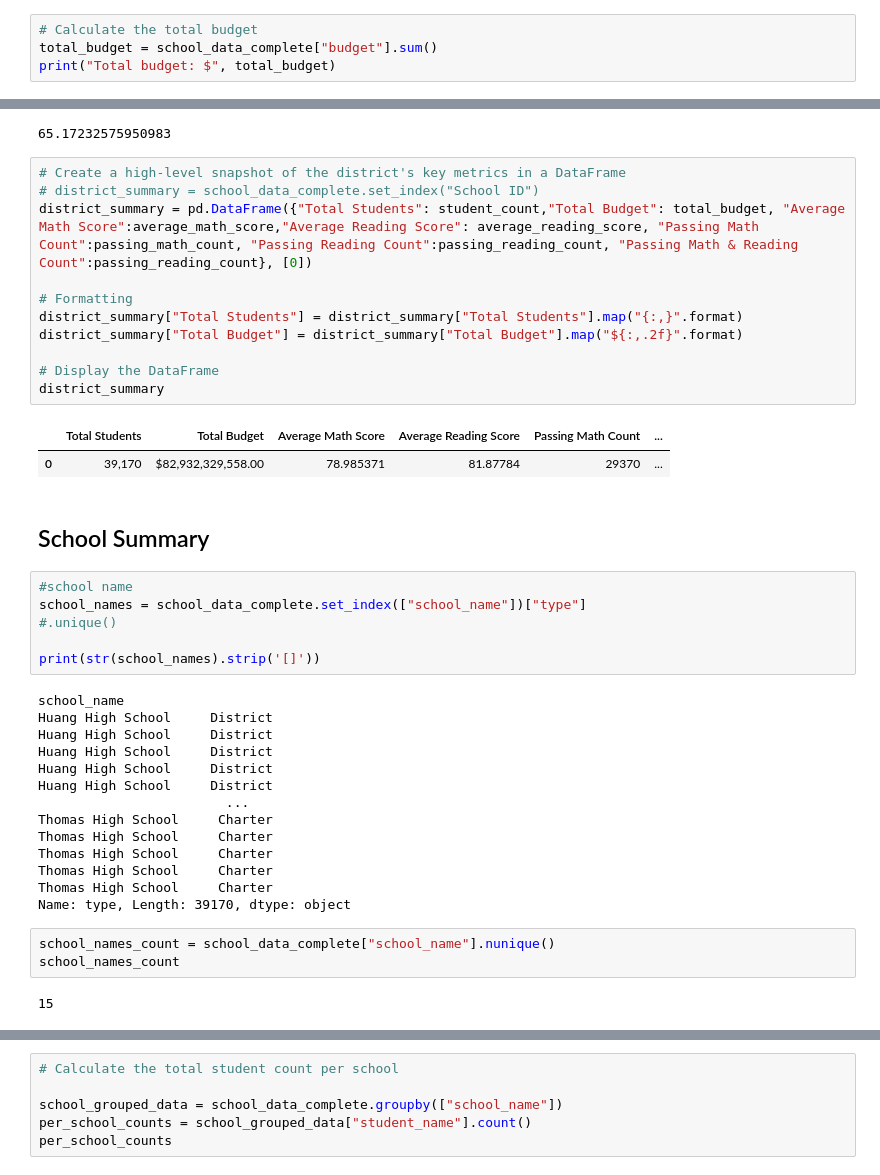
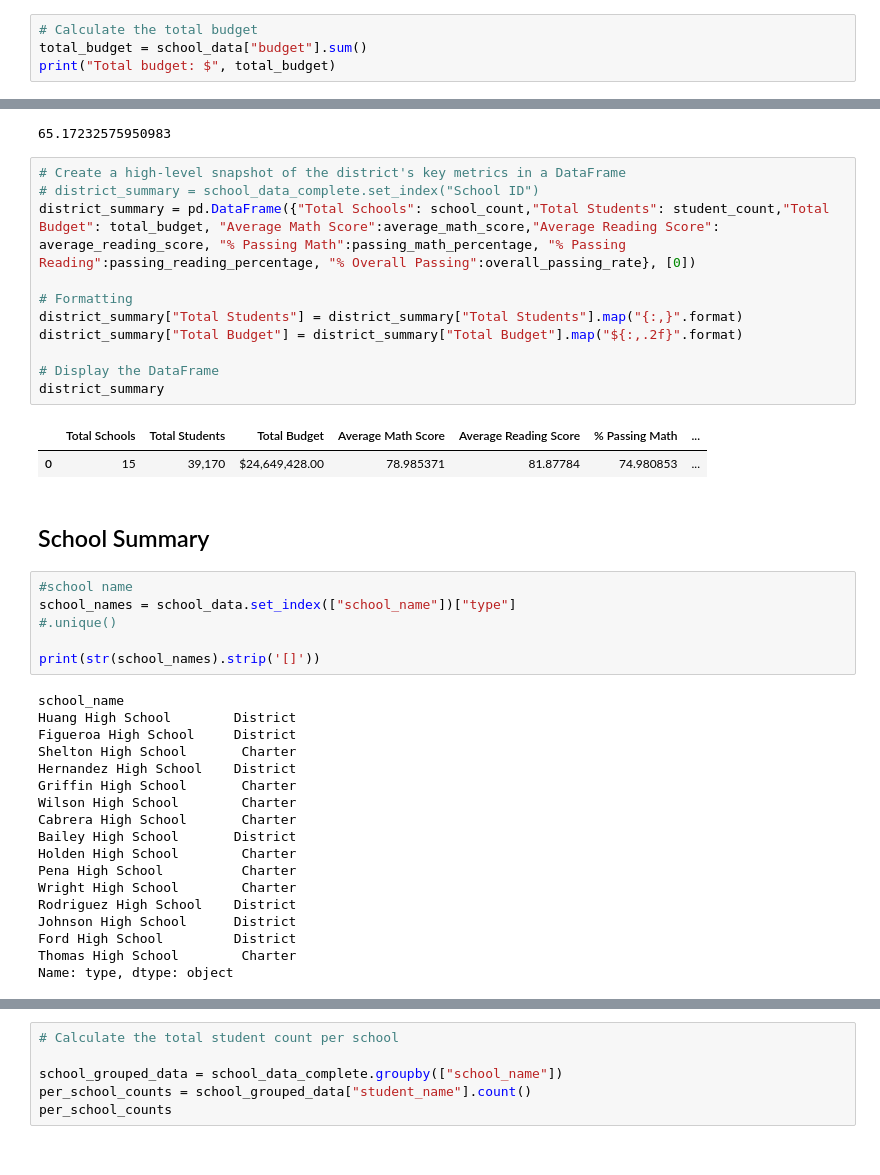
Before and after one commit to Tianyueli/pandas-challenge, a Jupyter notebook: Starter_Code/PyCitySchools/PyCitySchools_starter.ipynb, the cells around one changed output, grey strips where cells are left out. Saved outputs shown, nothing was run; the diff lists cells and outputs as text.

```diff
--- a/Starter_Code/PyCitySchools/PyCitySchools_starter.ipynb
+++ b/Starter_Code/PyCitySchools/PyCitySchools_starter.ipynb
@@ -57,6 +56,6 @@ Total number students:  39170
 39170
 # %%
 # Calculate the total budget
-total_budget = school_data_complete["budget"].sum()
+total_budget = school_data["budget"].sum()
 print("Total budget: $", total_budget)
 # %% [output]
@@ -99,41 +98,40 @@ overall_passing_rate
 # %%
 # Create a high-level snapshot of the district's key metrics in a DataFrame
 # district_summary = school_data_complete.set_index("School ID")
-district_summary = pd.DataFrame({"Total Students": student_count,"Total Budget": total_budget, "Average Math Score":average_math_score,"Average Reading Score": average_reading_score, "Passing Math Count":passing_math_count, "Passing Reading Count":passing_reading_count, "Passing Math & Reading Count":passing_reading_count}, [0])
+district_summary = pd.DataFrame({"Total Schools": school_count,"Total Students": student_count,"Total Budget": total_budget, "Average Math Score":average_math_score,"Average Reading Score": average_reading_score, "% Passing Math":passing_math_percentage, "% Passing Reading":passing_reading_percentage, "% Overall Passing":overall_passing_rate}, [0])
 
 # Formatting
 district_summary["Total Students"] = district_summary["Total Students"].map("{:,}".format)
 district_summary["Total Budget"] = district_summary["Total Budget"].map("${:,.2f}".format)
 
 # Display the DataFrame
 district_summary
 # %% [output]
-|  | Total Students | Total Budget | Average Math Score | Average Reading Score | Passing Math Count | ... |
-| 0 | 39,170 | $82,932,329,558.00 | 78.985371 | 81.87784 | 29370 | ... |
+|  | Total Schools | Total Students | Total Budget | Average Math Score | Average Reading Score | % Passing Math | ... |
+| 0 | 15 | 39,170 | $24,649,428.00 | 78.985371 | 81.87784 | 74.980853 | ... |
 # %% [markdown]
 ## School Summary
 # %%
 #school name
-school_names = school_data_complete.set_index(["school_name"])["type"]
+school_names = school_data.set_index(["school_name"])["type"]
 #.unique()
 
 print(str(school_names).strip('[]'))
 # %% [output]
 school_name
-Huang High School     District
-Huang High School     District
-Huang High School     District
-Huang High School     District
-Huang High School     District
-                        ...
-Thomas High School     Charter
-Thomas High School     Charter
-Thomas High School     Charter
-Thomas High School     Charter
-Thomas High School     Charter
-Name: type, Length: 39170, dtype: object
+Huang High School        District
+Figueroa High School     District
+Shelton High School       Charter
+Hernandez High School    District
+Griffin High School       Charter
+Wilson High School        Charter
+Cabrera High School       Charter
+Bailey High School       District
+Holden High School        Charter
+Pena High School          Charter
+Wright High School        Charter
+Rodriguez High School    District
+Johnson High School      District
+Ford High School         District
+Thomas High School        Charter
+Name: type, dtype: object
-# %%
-school_names_count = school_data_complete["school_name"].nunique()
-school_names_count
-# %% [output]
-15
```
Also changed, not shown: parts of 17 cells of this notebook, 2 other files.
